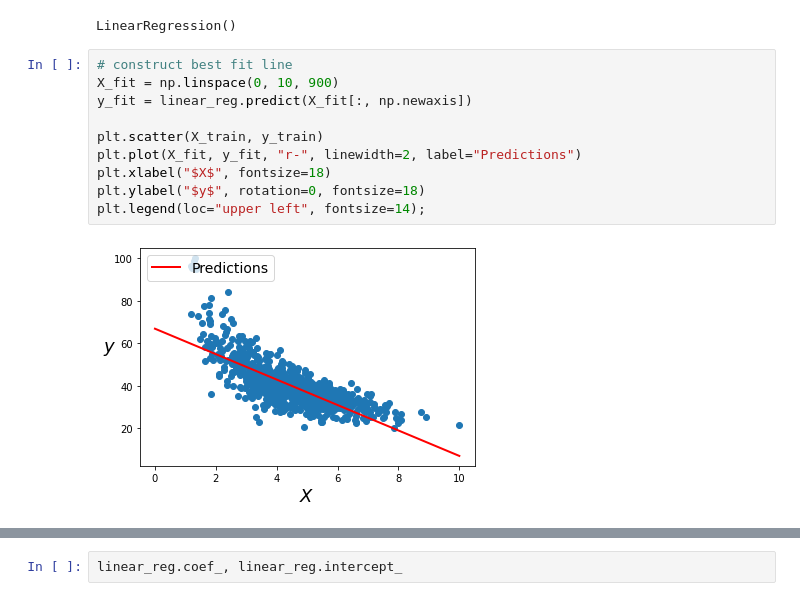
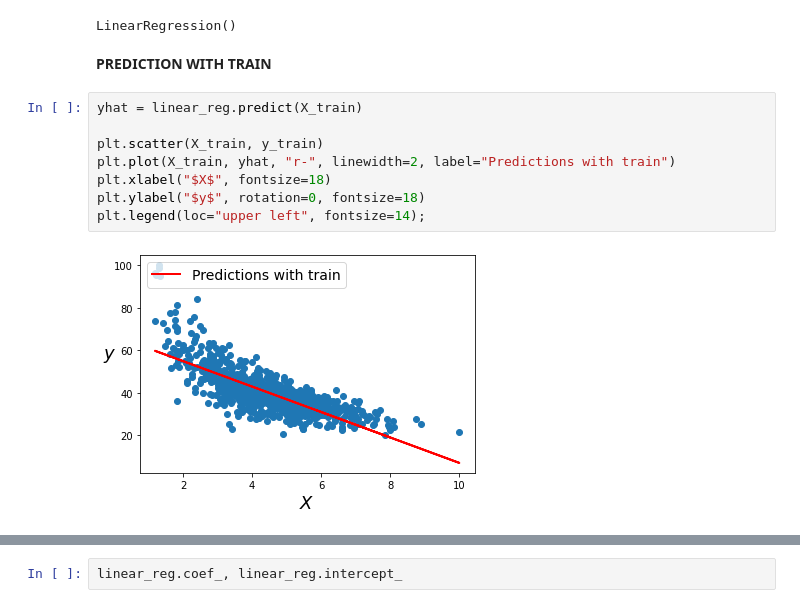
Before and after one commit to PosgradoMNA/actividades-de-aprendizaje-rafaelsangarcia, a Jupyter notebook: Semana9/Actividad/Regresion_lineal_polinomial_A01182780.ipynb, the cells around one changed output, grey strips where cells are left out. Saved outputs shown, nothing was run; the diff lists cells and outputs as text.

```diff
--- a/Semana9/Actividad/Regresion_lineal_polinomial_A01182780.ipynb
+++ b/Semana9/Actividad/Regresion_lineal_polinomial_A01182780.ipynb
@@ -336,15 +336,15 @@ linear_reg = LinearRegression(fit_intercept=True)
 linear_reg.fit(X_train, y_train)
 # %% [output]
 LinearRegression()
+# %% [markdown]
+**PREDICTION WITH TRAIN**
 # %%
-# construct best fit line
-X_fit = np.linspace(0, 10, 900)
-y_fit = linear_reg.predict(X_fit[:, np.newaxis])
+yhat = linear_reg.predict(X_train)
 
 plt.scatter(X_train, y_train)
-plt.plot(X_fit, y_fit, "r-", linewidth=2, label="Predictions")
+plt.plot(X_train, yhat, "r-", linewidth=2, label="Predictions with train")
 plt.xlabel("$X$", fontsize=18)
 plt.ylabel("$y$", rotation=0, fontsize=18)
 plt.legend(loc="upper left", fontsize=14);
 # %% [output]
-[figure, old version]
+[figure, new version]
```
Also changed, not shown: parts of 21 cells of this notebook.
